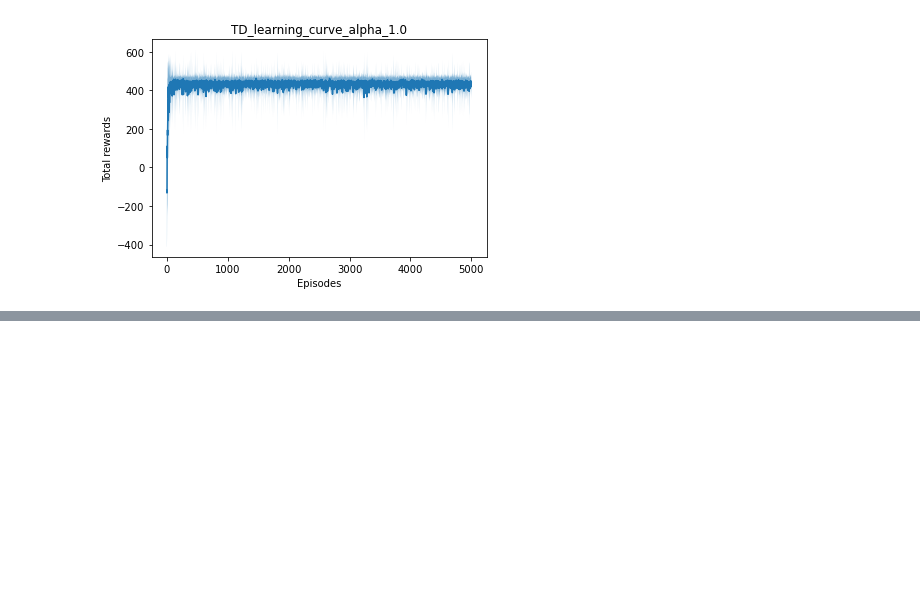
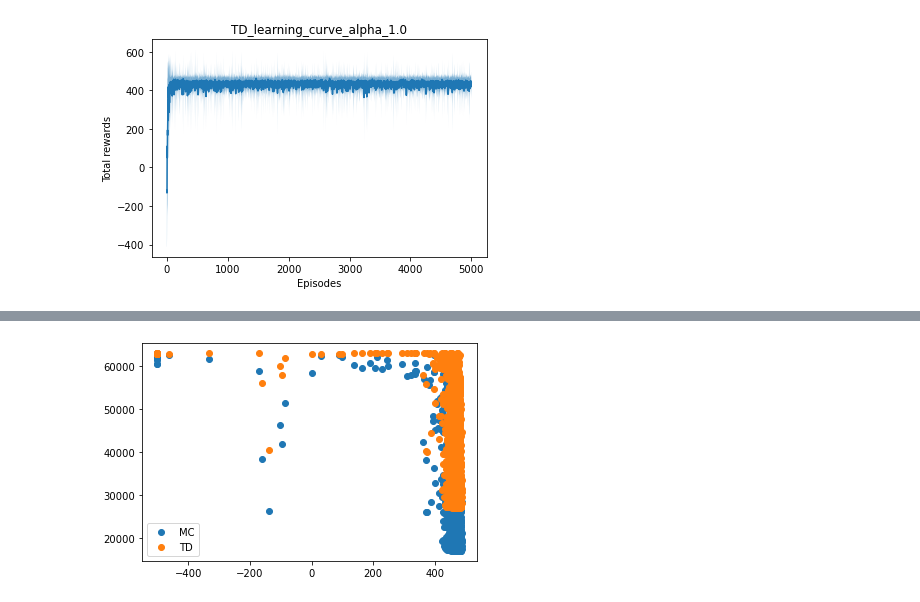
Before and after one commit to VV-A-VV/RL_CW, a Jupyter notebook: CW1_clean.ipynb, the cells around one changed output, grey strips where cells are left out. Saved outputs shown, nothing was run; the diff lists cells and outputs as text; code cells hidden in the pictures; blank space fills up the shorter version.

```diff
--- a/CW1_clean.ipynb
+++ b/CW1_clean.ipynb
@@ -854,0 +903,9 @@ for i in range(6):
+# %%
+
+# scatter plot
+plt.scatter(mc_total_rewards[0], mse_mc[0][1:], label='MC')
+plt.scatter(mc_total_rewards[0], mse_td[0][1:], label='TD')
+plt.legend()
+plt.savefig('scatter.png')
+# %% [output]
+[figure, added]
```
Also changed, not shown: parts of 14 cells of this notebook, 2 other files.
